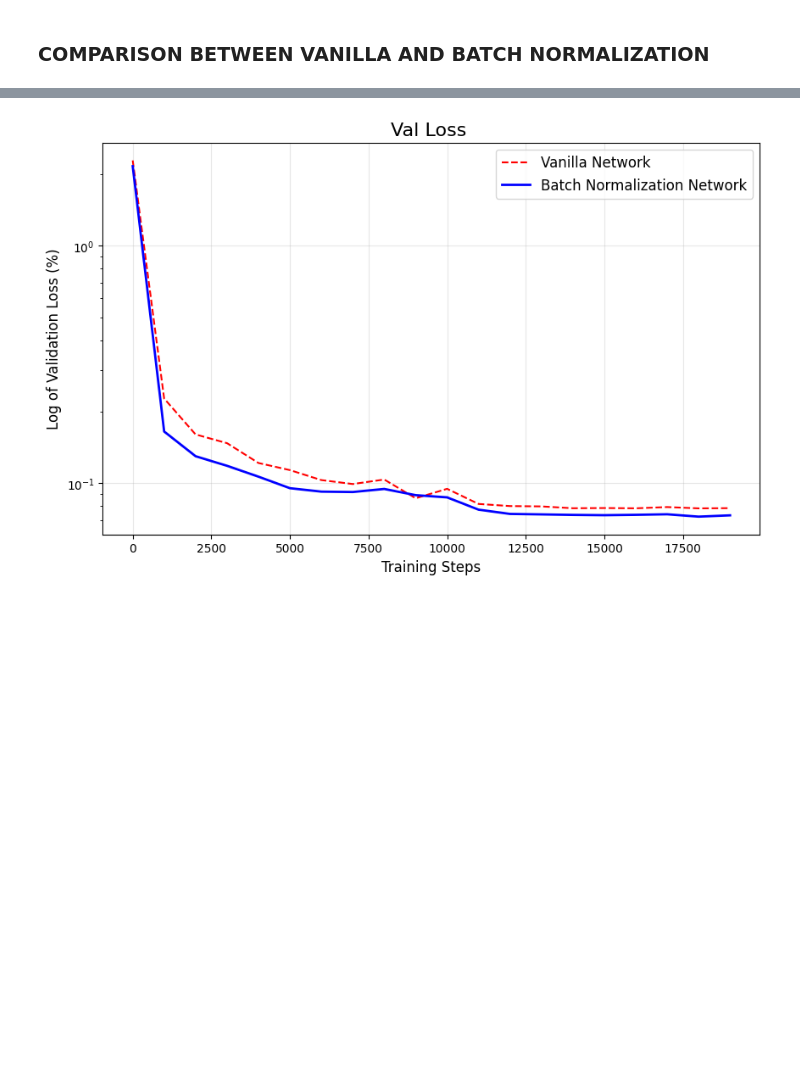
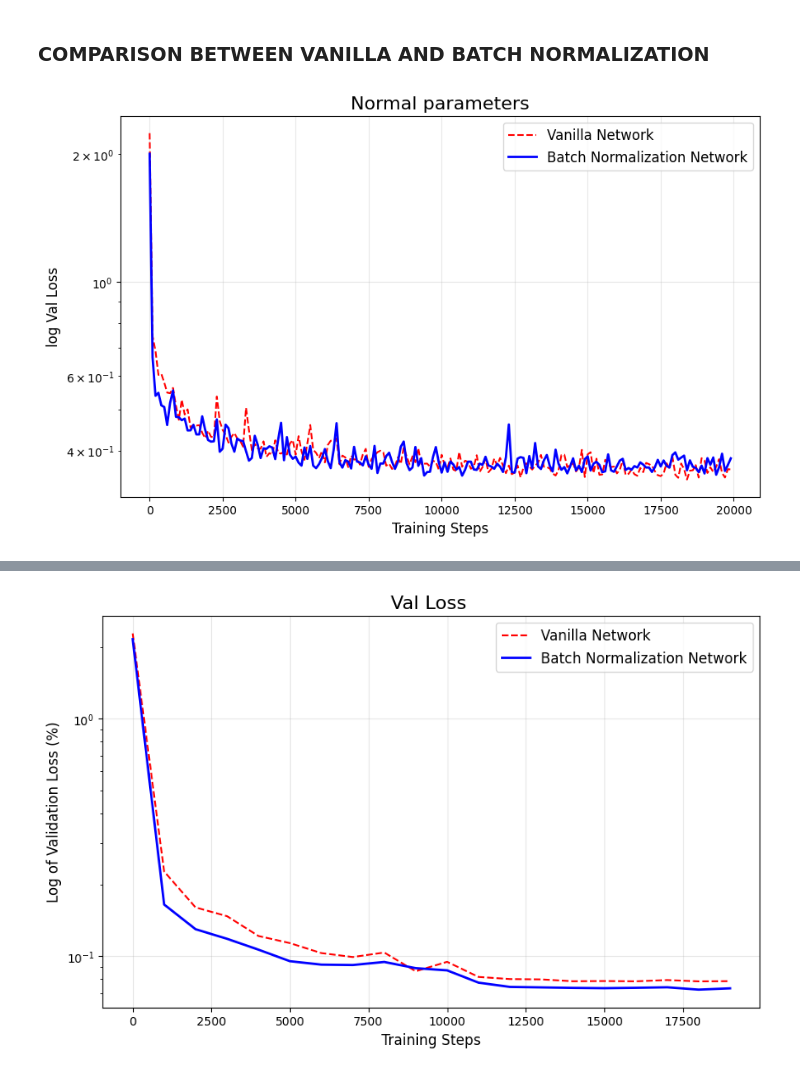
Before and after one commit to Adieltheanalyst/relearning_ml_materials, a Jupyter notebook: testing_batchnormalization.ipynb, the cells around one changed output, grey strips where cells are left out. Drawn from its saved outputs; the diff is of its cells as text; code cells hidden in the pictures; blank space fills up the shorter version.

Commit message:
visualization parameters done

```diff
--- a/testing_batchnormalization.ipynb
+++ b/testing_batchnormalization.ipynb
@@ -386,14 +386,46 @@ def training_bn(lr,batch_size=32,steps=20000):
 
     return history, accuracy
 # %%
-_,normal_bn_history,normal_bn_accuracy=training_bn(lr=0.1)
+normal_bn_history,normal_bn_accuracy=training_bn(lr=0.1)
 
 # testing the breaking of using an different lr
-_,big_lr_bn_history,big_lr_bn_accuracy=training_bn(lr=5)
-_,small_lr_bn_history,small_lr_bn_accuracy=training_bn(lr=0.001)
+big_lr_bn_history,big_lr_bn_accuracy=training_bn(lr=5)
+small_lr_bn_history,small_lr_bn_accuracy=training_bn(lr=0.001)
 
 # Tiny batch problem
-_,big_batchsize_bn_history,big_batchsize_bn_accuracy=training_bn(lr=0.1,batch_size=100)
-_,small_batchsize_bn_history,small_batchsize_bn_accuracy=training_bn(lr=0.1,batch_size=10)
+big_batchsize_bn_history,big_batchsize_bn_accuracy=training_bn(lr=0.1,batch_size=100)
+small_batchsize_bn_history,small_batchsize_bn_accuracy=training_bn(lr=0.1,batch_size=10)
 # %% [markdown]
 ### COMPARISON BETWEEN VANILLA AND BATCH NORMALIZATION
+# %%
+def plot_experiments(steps_vanilla,val_loss_or_acc_van,steps_bn,val_loss_acc_bn,title,ylabel):
+    """
+    Plots validation loss and validation accuracy for multiple training runs
+    they have different parameters but will be listed in the tittle"""
+
+    plt.figure(figsize=(10,6))
+    plt.plot(steps_vanilla,val_loss_or_acc_van,label="Vanilla Network",color="red", linestyle="--")
+
+    plt.plot(steps_bn,val_loss_acc_bn,label="Batch Normalization Network", color="blue", linewidth=2)
+    plt.yscale('log')
+    plt.title(title, fontsize=16)
+    plt.xlabel(f"Training Steps", fontsize=12)
+    plt.ylabel(f"{ylabel}", fontsize=12)
+    plt.legend(fontsize=12)
+    plt.grid(True,alpha=0.3)
+
+    plt.show()
+
+# history["val_acc"].append(val_acc)
+# history["steps"].append(step)
+# history["train_loss"].append(loss)
+# history["val_loss"].append(val_loss)
+# %%
+plot_experiments(steps_vanilla=normal_vanilla_history["steps"]
+                 ,val_loss_or_acc_van=normal_vanilla_history["val_loss"],
+                 steps_bn=normal_bn_history["steps"],
+                 val_loss_acc_bn=normal_bn_history["val_loss"],
+                 title="Normal parameters",
+                 ylabel="log Val Loss")
+# %% [output]
+[figure, added]
```
Also changed, not shown: parts of 2 cells of this notebook.
